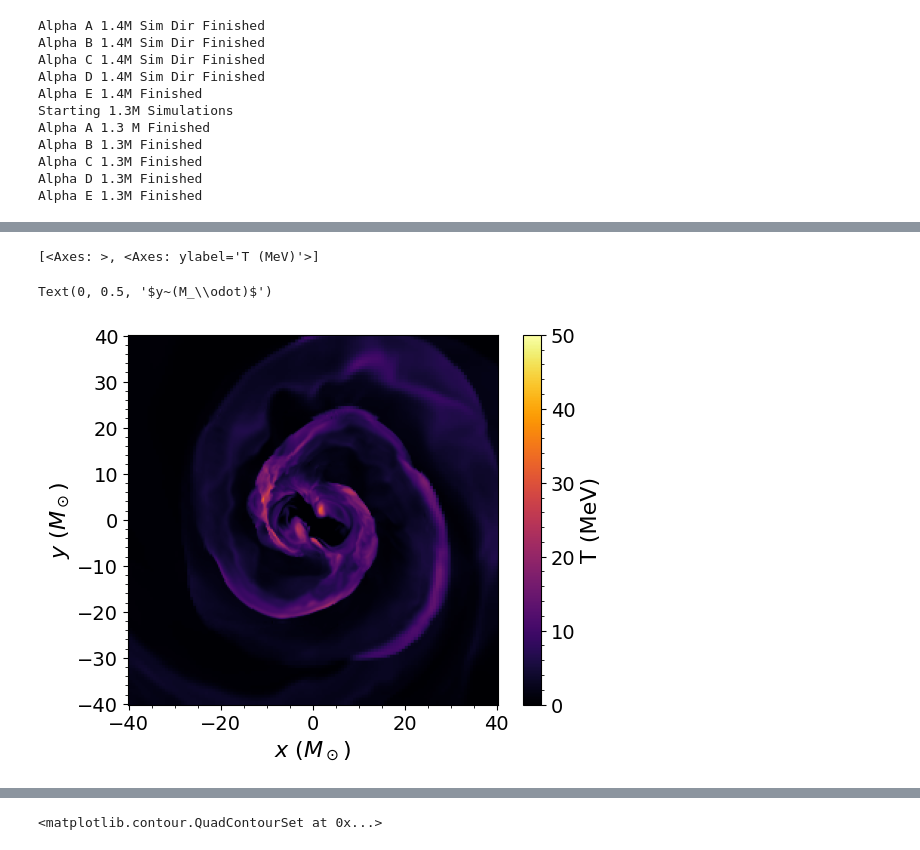
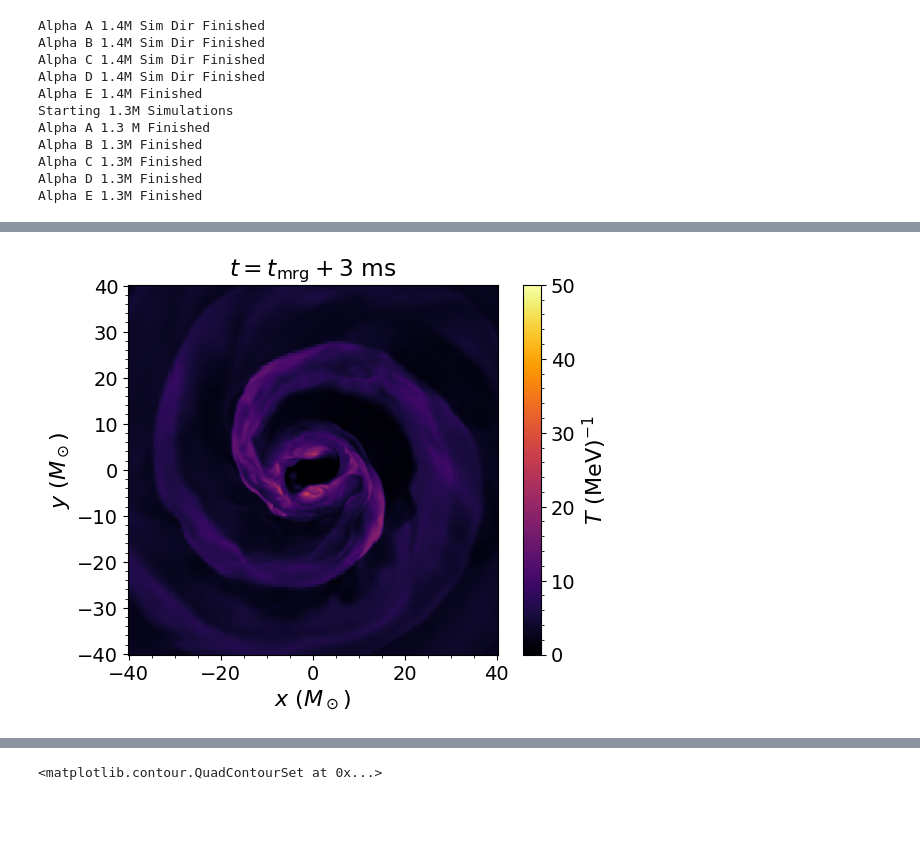
Before and after one commit to astro-man98/High_Density_Sound_Speed, a Jupyter notebook: RVSS_BNS_Dynamic_Plots.ipynb, the cells around one changed output, grey strips where cells are left out. Saved outputs shown, nothing was run; the diff lists cells and outputs as text; code cells hidden in the pictures; blank space fills up the shorter version.

```diff
--- a/RVSS_BNS_Dynamic_Plots.ipynb
+++ b/RVSS_BNS_Dynamic_Plots.ipynb
@@ -315,12 +340,12 @@ def get_T_frame(pres_interp,gf,idx,no_frame=False):
 # %%
-A_t_mrg_idx = 112
-C_t_mrg_idx = 124
+A_t_mrg_idx = 104
+C_t_mrg_idx = 119
 
-A_t_1ms_idx = 122
-C_t_1ms_idx = 134
+A_t_1ms_idx = 114
+C_t_1ms_idx = 129
 
-A_t_3ms_idx = 142
-C_t_3ms_idx = 154
+A_t_3ms_idx = 134
+C_t_3ms_idx = 149
 # %%
 t_A_mrg = Alpha_A_1p3_rho.available_iterations[A_t_mrg_idx]
 t_C_mrg = Alpha_C_1p3_rho.available_iterations[C_t_mrg_idx]
@@ -402,23 +440,22 @@ plot_color(EOS_II_1p3_mrg_data_T,
 # %%
 T_fig,T_axes = plt.subplots(1)
-im = plot_color(EOS_V_1p3_mrg_data_T,
+im = plot_color(EOS_V_1p3_3ms_data_T,
             shape=[250,250],
             x0=[-40,-40],
             x1=[40,40],
             vmax=50,
             vmin=0,
             logscale=False,
             colorbar=True,
             axes = T_axes,
             figure=T_fig,
+            label=r"$T~\left(\text{MeV}\right)^{-1}$",
             cmap='inferno',
-            label="T (MeV)"
             )
-print(T_fig.axes)
-cbar = plt.colorbar
+# print(T_fig.axes)
 T_axes.set_xlabel(r"$x~(M_\odot)$")
 T_axes.set_ylabel(r"$y~(M_\odot)$")
+T_axes.set_title(r"$t=t_{\text{mrg}} + 3\text{ ms}$")
+T_fig.savefig('./Figures/Final_Paper_Figs/T_BNS_Plots/EOS_V_T_3ms.pdf',format = 'pdf',dpi = 300)
 # %% [output]
-[<Axes: >, <Axes: ylabel='T (MeV)'>]
-Text(0, 0.5, '$y~(M_\\odot)$')
-[figure, old version]
+[figure, new version]
```
Also changed, not shown: parts of 20 cells of this notebook, 30 other files.
